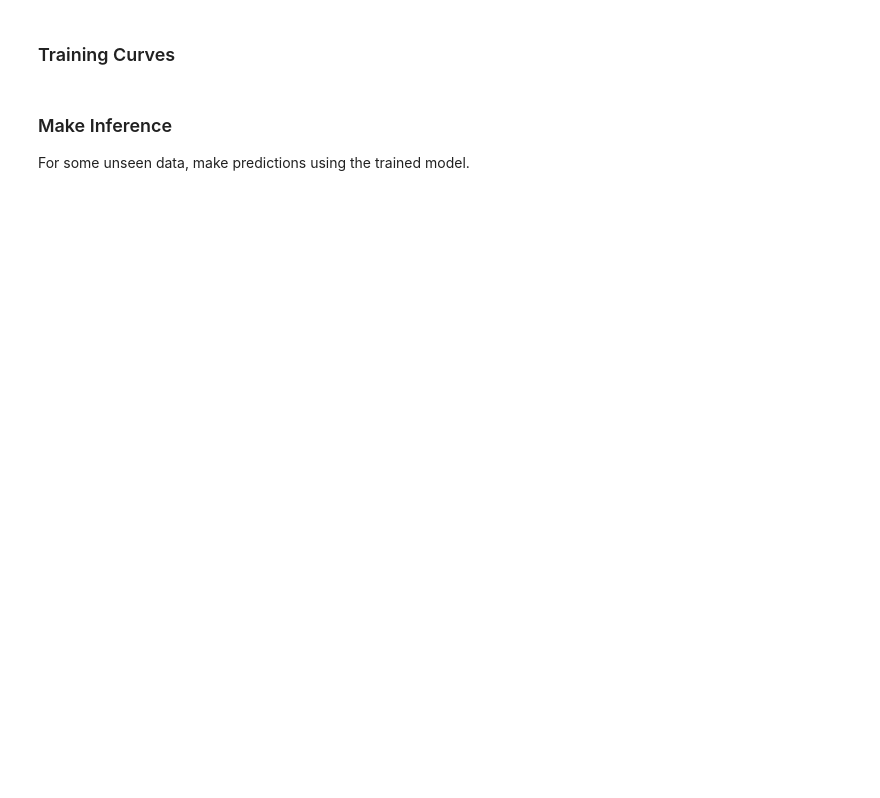
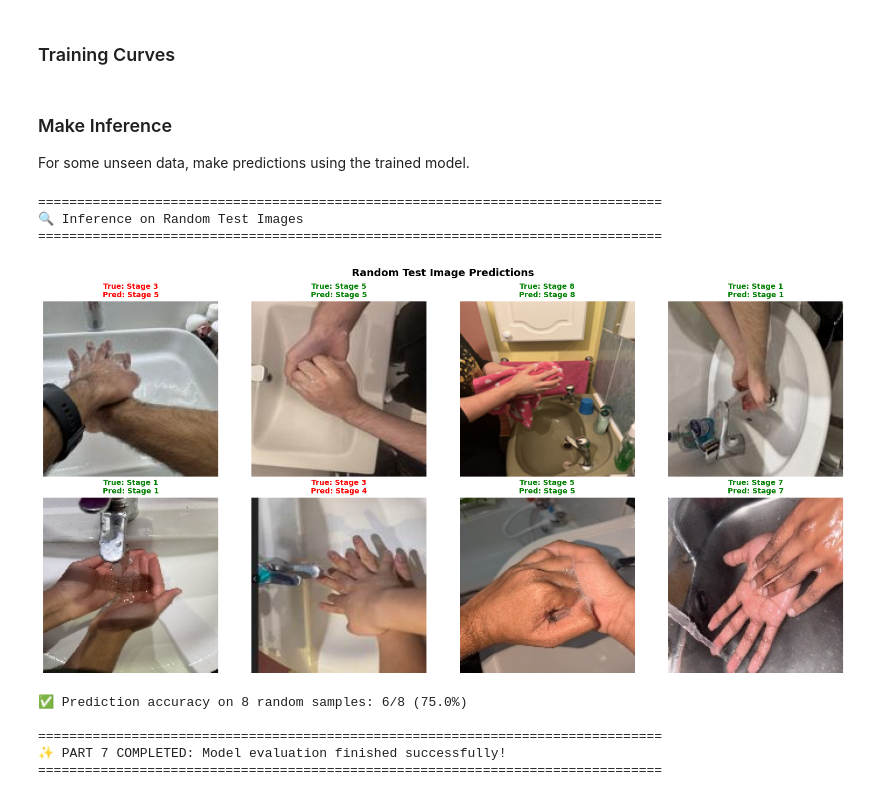
Before and after one commit to OppenTona/COVID-Correct-Hand-Washing-Prediction, a Jupyter notebook: u2560895_NguyenTheToan_Asignment2.ipynb, the cells around one changed output. Cells and saved outputs as stored; diff of their text form; code cells hidden in the pictures; blank space fills up the shorter version.

```diff
--- a/u2560895_NguyenTheToan_Asignment2.ipynb
+++ b/u2560895_NguyenTheToan_Asignment2.ipynb
@@ -470,3 +943,70 @@ Display total number of images in each dataset split.
 # %% [markdown]
 ### Make Inference
 For some unseen data, make predictions using the trained model.
+# %%
+# ===============================
+# 7.5) Make Inference on Random Test Images
+# ===============================
+
+print("\n" + "=" * 80)
+print("🔍 Inference on Random Test Images")
+print("=" * 80)
+
+import numpy as np
+import matplotlib.pyplot as plt
+
+# Select random test images
+np.random.seed(42)
+num_samples = 8
+random_indices = np.random.choice(len(X_test), num_samples, replace=False)
+
+# Make predictions
+sample_features = X_test_features[random_indices]
+sample_predictions = xgb_clf.predict(sample_features)
+sample_true_labels = y_test[random_indices]
+
+# Denormalize images for display (reverse MobileNetV2 preprocessing)
+# MobileNetV2 preprocessing scales to [-1, 1], so we reverse it
+sample_images = X_test[random_indices].copy()
+sample_images_display = (sample_images + 1.0) * 127.5
+sample_images_display = np.clip(sample_images_display, 0, 255).astype(np.uint8)
+
+# Plot results
+fig, axes = plt.subplots(2, 4, figsize=(16, 8))
+axes = axes.ravel()
+
+for idx in range(num_samples):
+    ax = axes[idx]
+    img = sample_images_display[idx]
+    true_label = sample_true_labels[idx]
+    pred_label = sample_predictions[idx]
+
+    ax.imshow(img)
+    ax.axis('off')
+
+    # Color code: green if correct, red if incorrect
+    color = 'green' if true_label == pred_label else 'red'
+    title = f"True: Stage {true_label + 1}\nPred: Stage {pred_label + 1}"
+    ax.set_title(title, fontsize=10, fontweight='bold', color=color)
+
+plt.suptitle('Random Test Image Predictions', fontsize=14, fontweight='bold')
+plt.tight_layout()
+plt.show()
+
+# Calculate accuracy for these samples
+correct = np.sum(sample_true_labels == sample_predictions)
+print(f"\n✅ Prediction accuracy on {num_samples} random samples: {correct}/{num_samples} ({correct/num_samples*100:.1f}%)")
+
+print("\n" + "=" * 80)
+print("✨ PART 7 COMPLETED: Model evaluation finished successfully!")
+print("=" * 80)
+# %% [output]
+================================================================================
+🔍 Inference on Random Test Images
+================================================================================
+[figure, added]
+✅ Prediction accuracy on 8 random samples: 6/8 (75.0%)
+
+================================================================================
+✨ PART 7 COMPLETED: Model evaluation finished successfully!
+================================================================================
```
Also changed, not shown: parts of 6 cells of this notebook, 1 other file.
